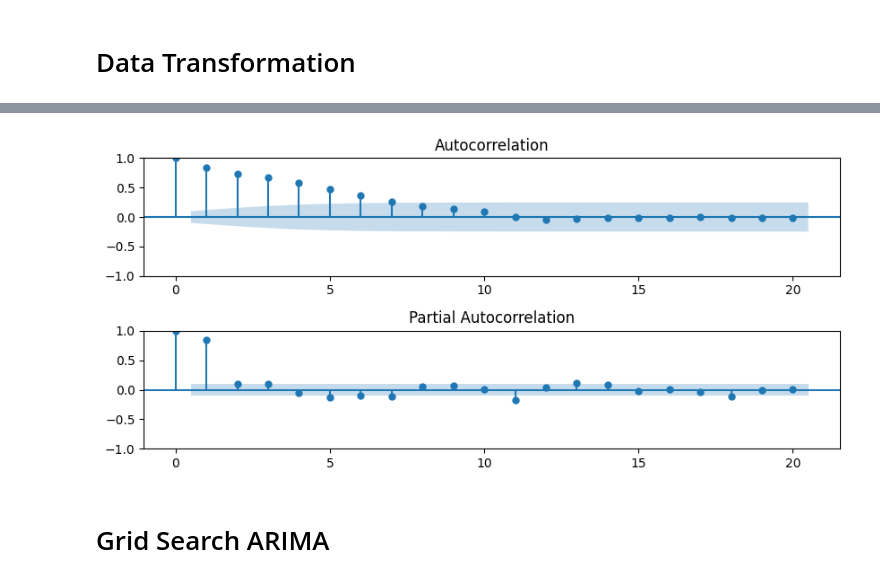
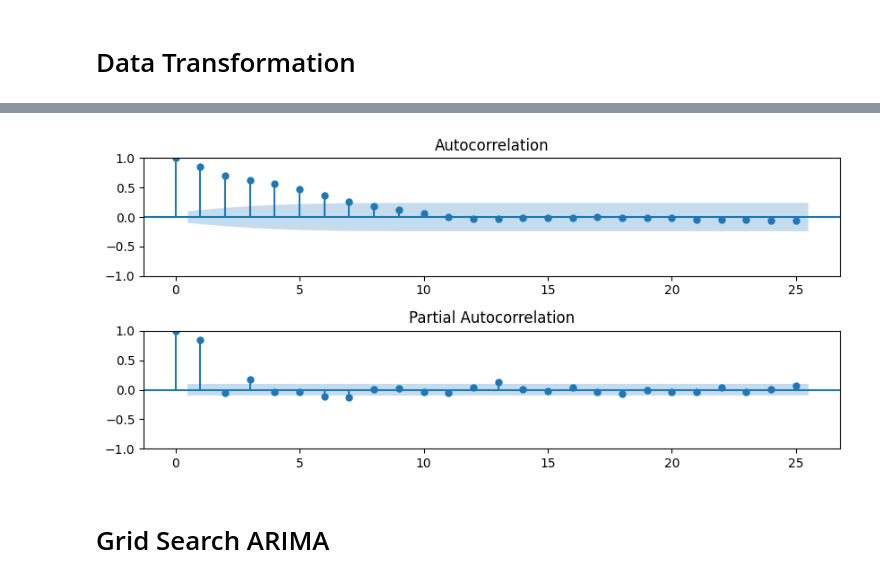
Before and after one commit to patrickmthisi/Monthly-Electricity-Production-, a Jupyter notebook: ARIMA_Time_Series_Forecasting_Electricity.ipynb, the cells around one changed output, grey strips where cells are left out. Cells and saved outputs as stored; diff of their text form; code cells hidden in the pictures.

```diff
--- a/ARIMA_Time_Series_Forecasting_Electricity.ipynb
+++ b/ARIMA_Time_Series_Forecasting_Electricity.ipynb
@@ -229,7 +229,7 @@ Critical Values:
 # %%
-plot_acf_pacf(stationary, lags=20)
+plot_acf_pacf(stationary, lags=25)
 # %% [output]
-[figure, old version]
+[figure, new version]
 # %% [markdown]
 # Grid Search ARIMA
 # %%
```
Also changed, not shown: parts of 13 cells of this notebook.
